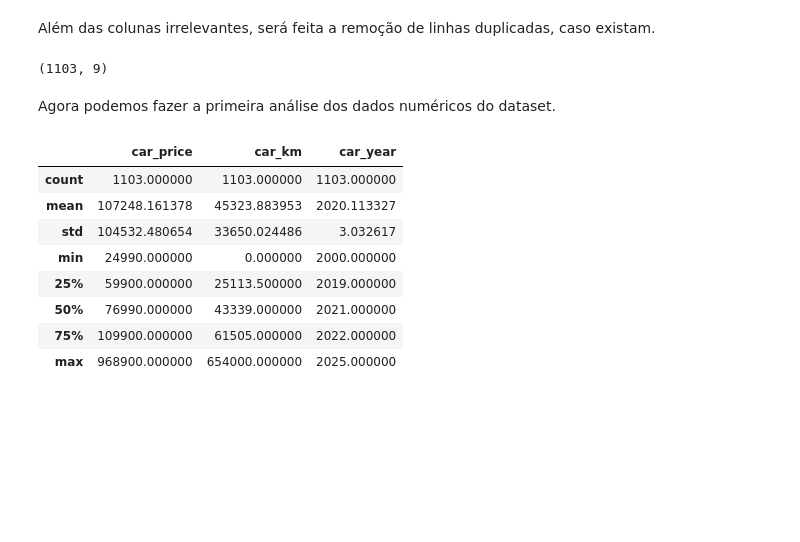
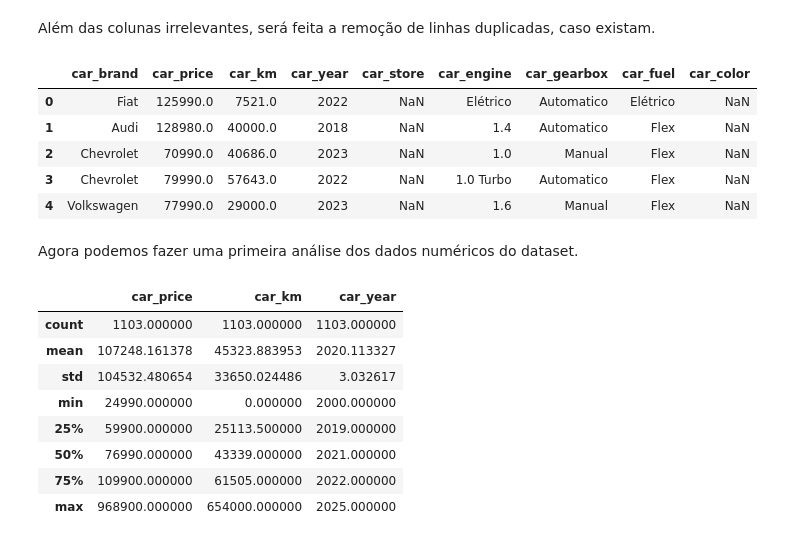
Before and after one commit to V1ct0rC/analise-seminovos-recife, a Jupyter notebook: TAGDI_Projeto_1.ipynb, the cells around one changed output. Drawn from its saved outputs; the diff is of its cells as text; code cells hidden in the pictures; blank space fills up the shorter version.

```diff
--- a/TAGDI_Projeto_1.ipynb
+++ b/TAGDI_Projeto_1.ipynb
@@ -65,13 +100,18 @@ Além das colunas irrelevantes, será feita a remoção de linhas duplicadas, ca
 # %%
 df_cars.drop(['page', 'car_name', 'car_desc'], axis=1, inplace=True)
 df_cars.drop_duplicates(inplace=True)
 
-df_cars.shape
+df_cars.head()
 # %% [output]
-(1103, 9)
+|  | car_brand | car_price | car_km | car_year | car_store | car_engine | car_gearbox | car_fuel | car_color |
+| 0 | Fiat | 125990.0 | 7521.0 | 2022 | NaN | Elétrico | Automatico | Elétrico | NaN |
+| 1 | Audi | 128980.0 | 40000.0 | 2018 | NaN | 1.4 | Automatico | Flex | NaN |
+| 2 | Chevrolet | 70990.0 | 40686.0 | 2023 | NaN | 1.0 | Manual | Flex | NaN |
+| 3 | Chevrolet | 79990.0 | 57643.0 | 2022 | NaN | 1.0 Turbo | Automatico | Flex | NaN |
+| 4 | Volkswagen | 77990.0 | 29000.0 | 2023 | NaN | 1.6 | Manual | Flex | NaN |
 # %% [markdown]
 <p align="justify">
-Agora podemos fazer a primeira análise dos dados numéricos do dataset.
+Agora podemos fazer uma primeira análise dos dados numéricos do dataset.
 # %%
 df_cars.describe()
 # %% [output]
```
Also changed, not shown: parts of 50 cells of this notebook.
